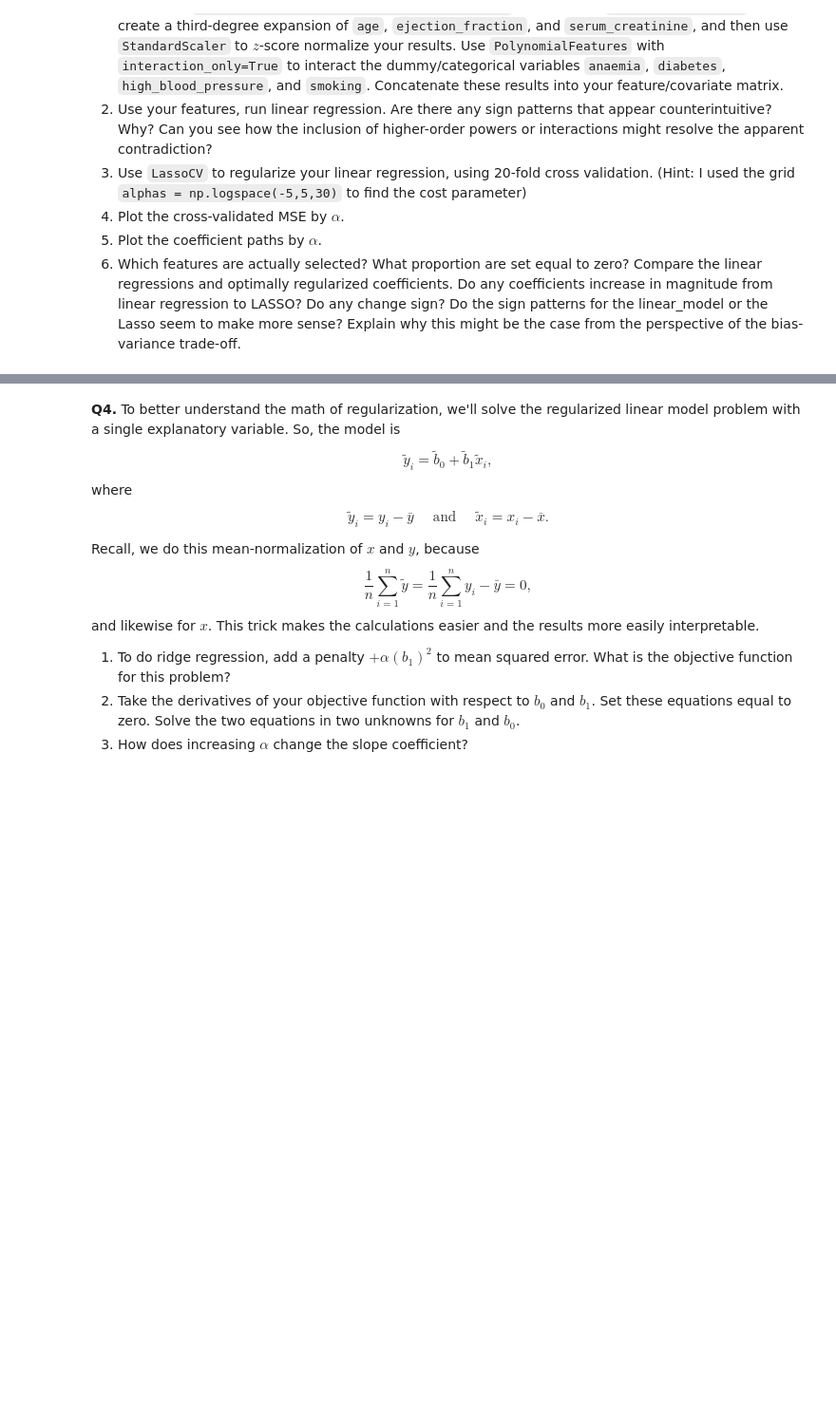
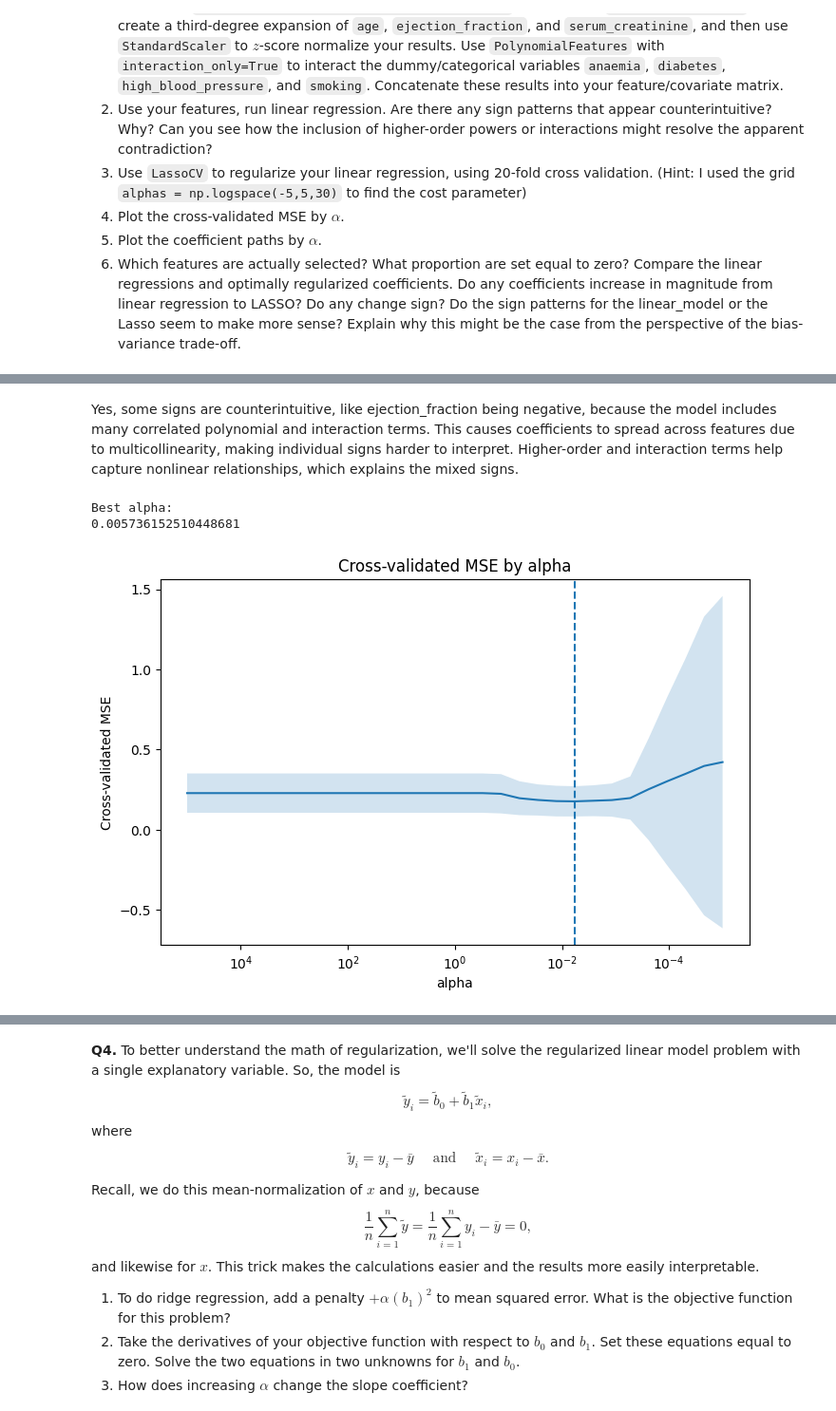
Before and after one commit to dishidhak/DS3021assignment02, a Jupyter notebook: 04_dd_regularization.ipynb, the cells around one changed output, grey strips where cells are left out. Shown at 95% size. Drawn from its saved outputs; the diff is of its cells as text; code cells hidden in the pictures; blank space fills up the shorter version.

```diff
--- a/04_dd_regularization.ipynb
+++ b/04_dd_regularization.ipynb
@@ -203,0 +240,10 @@ df.head()
+# %%
+# Q3.2
+# Use your features, run linear regression.
+
+linear_model = LinearRegression()
+linear_model.fit(X, y)
+
+linear_coefs = pd.Series(linear_model.coef_, index=feature_names)
+print("\nLinear regression coefficients:")
+print(linear_coefs)
@@ -203,0 +268,39 @@ df.head()
+# %% [markdown]
+Yes, some signs are counterintuitive, like ejection_fraction being negative, because the model includes many correlated polynomial and interaction terms. This causes coefficients to spread across features due to multicollinearity, making individual signs harder to interpret. Higher-order and interaction terms help capture nonlinear relationships, which explains the mixed signs.
+# %%
+# Q3.3
+# Use LassoCV to regularize your linear regression, using 20-fold cross validation.
+
+alphas = np.logspace(-5, 5, 30)
+
+lasso_model = LassoCV(alphas=alphas, cv=20, max_iter=100000, random_state=42)
+lasso_model.fit(X, y)
+
+print("\nBest alpha:")
+print(lasso_model.alpha_)
+# %% [output]
+Best alpha:
+0.005736152510448681
+# %%
+# Q3.4
+# Plot the cross-validated MSE by alpha.
+
+mean_mse = lasso_model.mse_path_.mean(axis=1)
+std_mse = lasso_model.mse_path_.std(axis=1)
+
+plt.figure(figsize=(8, 5))
+plt.semilogx(lasso_model.alphas_, mean_mse)
+plt.fill_between(
+    lasso_model.alphas_,
+    mean_mse - std_mse,
+    mean_mse + std_mse,
+    alpha=0.2
+)
+plt.axvline(lasso_model.alpha_, linestyle='--')
+plt.gca().invert_xaxis()
+plt.xlabel("alpha")
+plt.ylabel("Cross-validated MSE")
+plt.title("Cross-validated MSE by alpha")
+plt.show()
+# %% [output]
+[figure, added]
```
Also changed, not shown: parts of 6 cells of this notebook.
